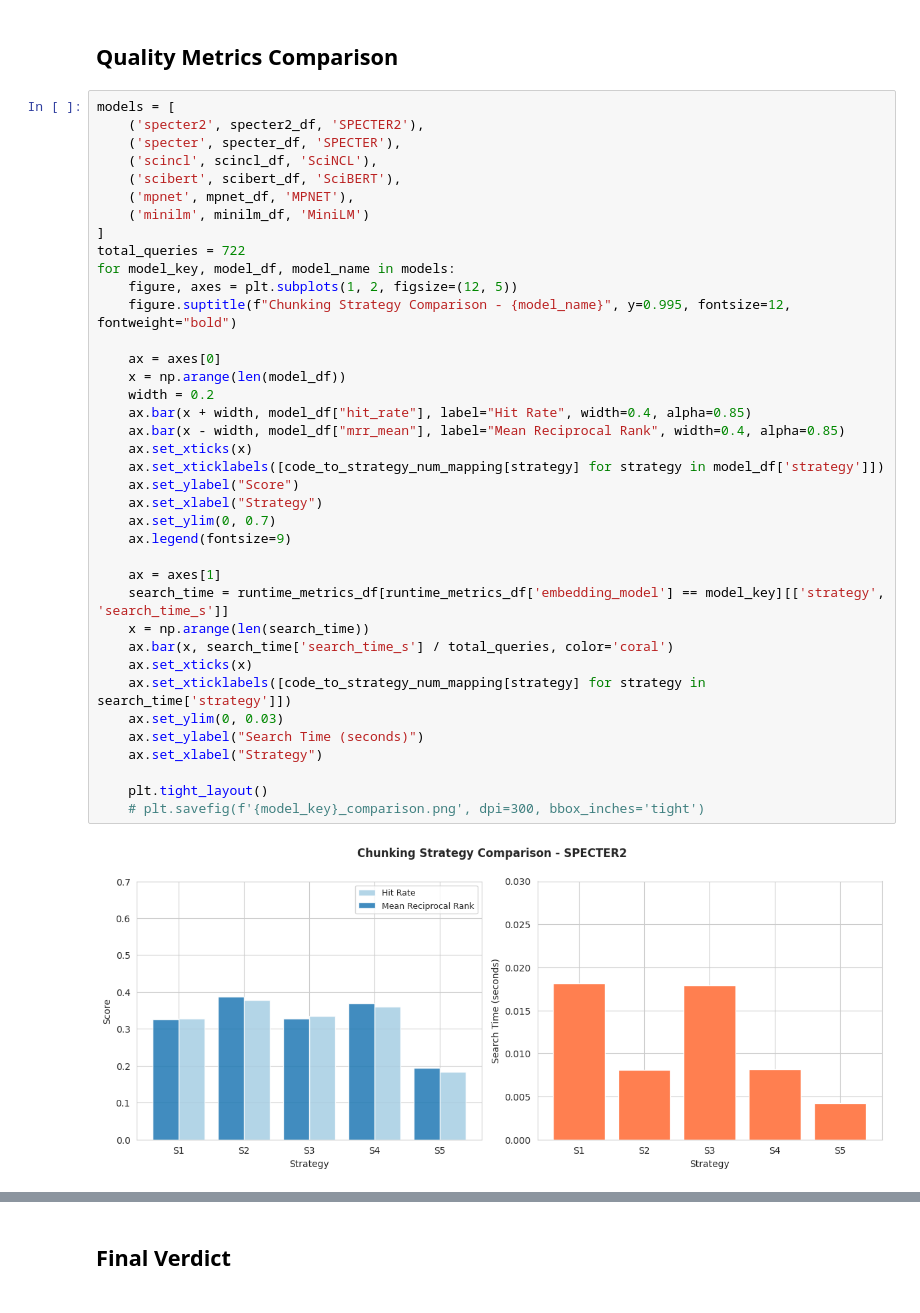
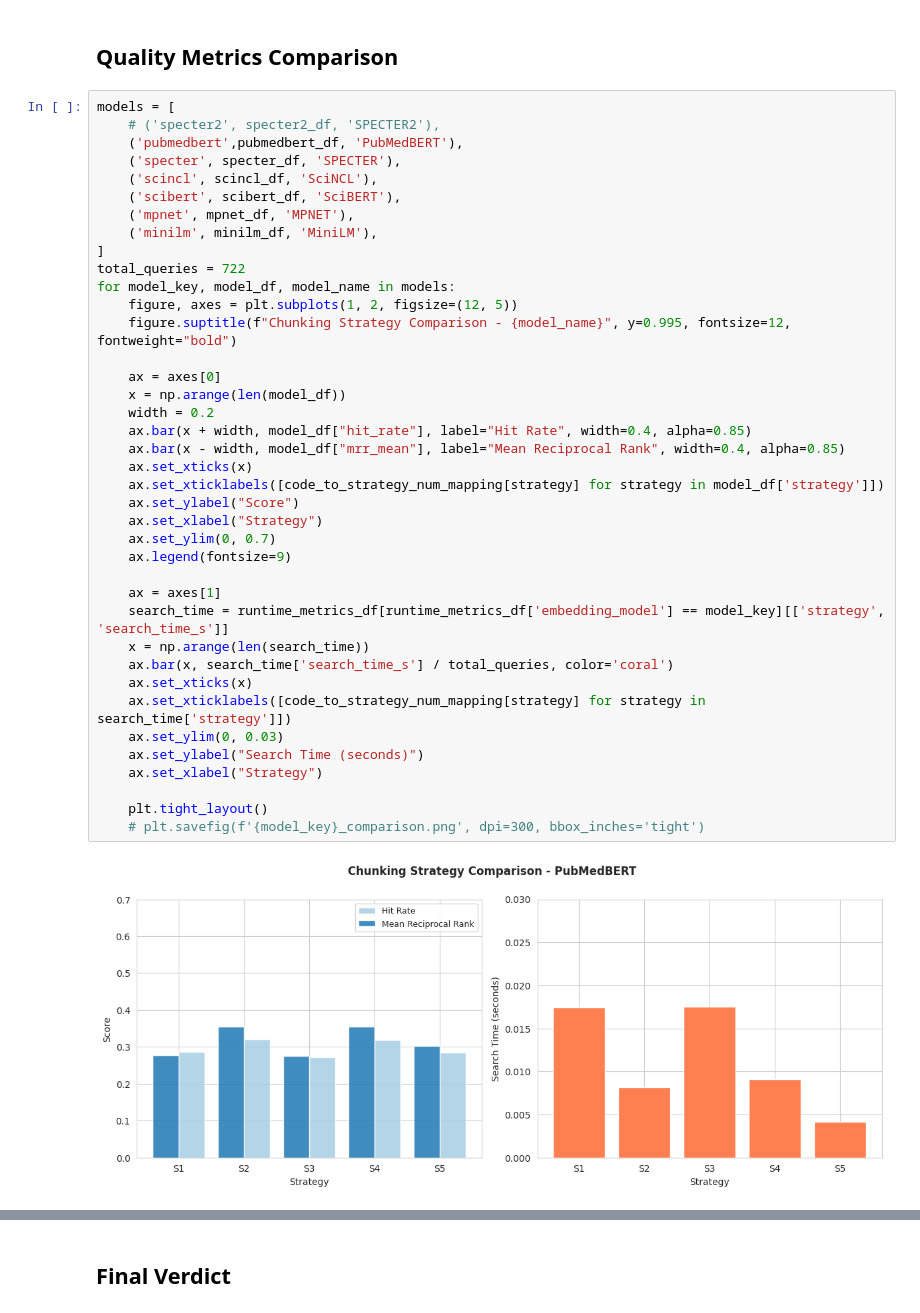
Before and after one commit to hakeematyab/Queryable-Shared-Reference-Repository, a Jupyter notebook: notebooks/Embedding_Chunking_Visualizations.ipynb, the cells around one changed output, grey strips where cells are left out. Drawn from its saved outputs; the diff is of its cells as text.

```diff
--- a/notebooks/Embedding_Chunking_Visualizations.ipynb
+++ b/notebooks/Embedding_Chunking_Visualizations.ipynb
@@ -82,44 +82,45 @@ runtime_metrics_df[runtime_metrics_df['embedding_model']=='specter2'][['strategy
 ## Quality Metrics Comparison
 # %%
 models = [
-    ('specter2', specter2_df, 'SPECTER2'),
+    # ('specter2', specter2_df, 'SPECTER2'),
+    ('pubmedbert',pubmedbert_df, 'PubMedBERT'),
     ('specter', specter_df, 'SPECTER'),
     ('scincl', scincl_df, 'SciNCL'),
     ('scibert', scibert_df, 'SciBERT'),
     ('mpnet', mpnet_df, 'MPNET'),
-    ('minilm', minilm_df, 'MiniLM')
+    ('minilm', minilm_df, 'MiniLM'),
 ]
 total_queries = 722
 for model_key, model_df, model_name in models:
     figure, axes = plt.subplots(1, 2, figsize=(12, 5))
     figure.suptitle(f"Chunking Strategy Comparison - {model_name}", y=0.995, fontsize=12, fontweight="bold")
 
     ax = axes[0]
     x = np.arange(len(model_df))
     width = 0.2
     ax.bar(x + width, model_df["hit_rate"], label="Hit Rate", width=0.4, alpha=0.85)
     ax.bar(x - width, model_df["mrr_mean"], label="Mean Reciprocal Rank", width=0.4, alpha=0.85)
     ax.set_xticks(x)
     ax.set_xticklabels([code_to_strategy_num_mapping[strategy] for strategy in model_df['strategy']])
     ax.set_ylabel("Score")
     ax.set_xlabel("Strategy")
     ax.set_ylim(0, 0.7)
     ax.legend(fontsize=9)
 
     ax = axes[1]
     search_time = runtime_metrics_df[runtime_metrics_df['embedding_model'] == model_key][['strategy', 'search_time_s']]
     x = np.arange(len(search_time))
     ax.bar(x, search_time['search_time_s'] / total_queries, color='coral')
     ax.set_xticks(x)
     ax.set_xticklabels([code_to_strategy_num_mapping[strategy] for strategy in search_time['strategy']])
     ax.set_ylim(0, 0.03)
     ax.set_ylabel("Search Time (seconds)")
     ax.set_xlabel("Strategy")
 
     plt.tight_layout()
     # plt.savefig(f'{model_key}_comparison.png', dpi=300, bbox_inches='tight')
 # %% [output]
-[figure, old version]
+[figure, new version]
 [figure]
 [figure]
 [figure]
```
Also changed, not shown: parts of 1 cell of this notebook.
